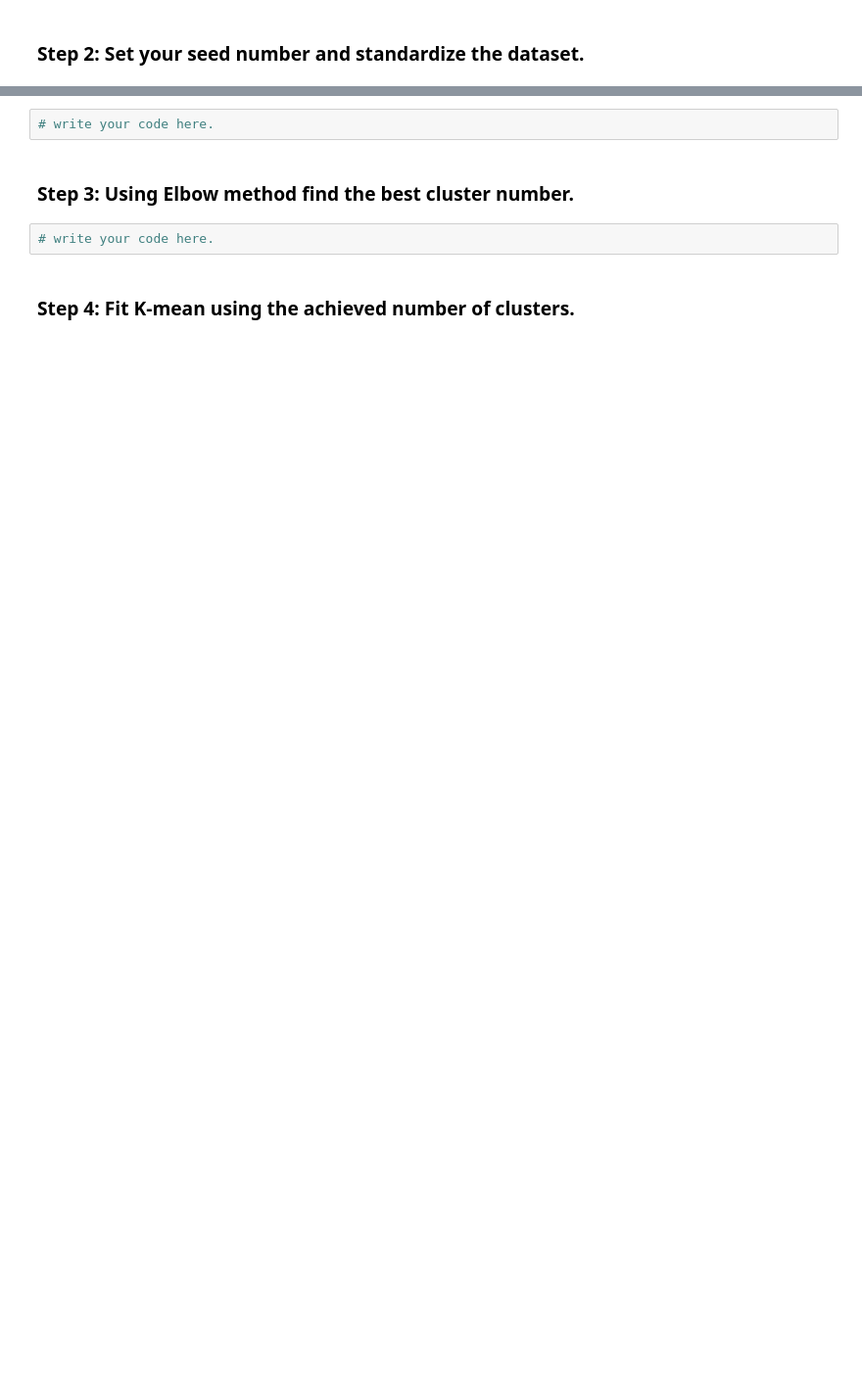
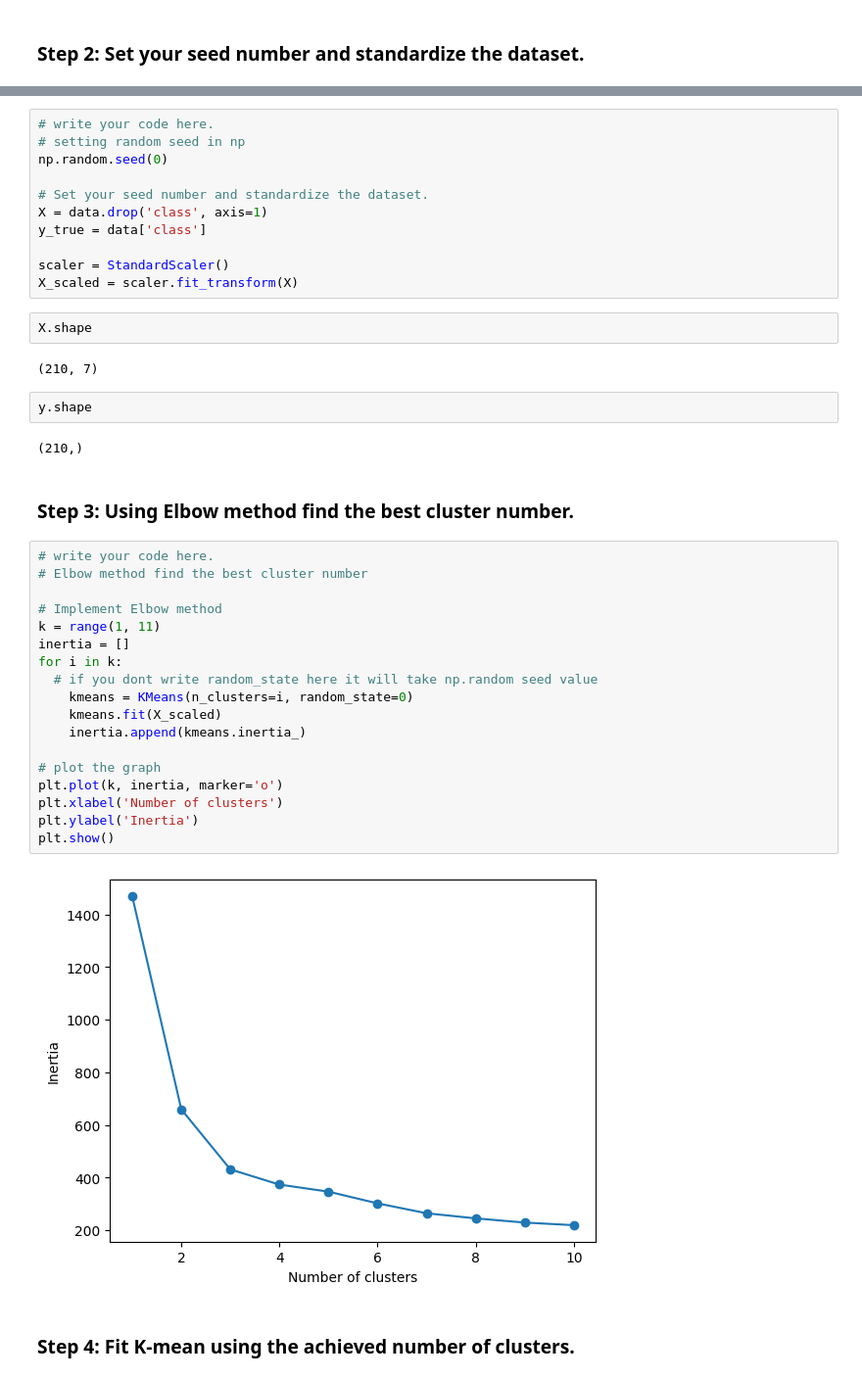
Before and after one commit to 1500-Shubham/Stockholm_University, a Jupyter notebook: DS/Lab2/Clustering_Lab_v4(Lab).ipynb, the cells around one changed output, grey strips where cells are left out. Shown at 98% size. Drawn from its saved outputs; the diff is of its cells as text; blank space fills up the shorter version.

```diff
--- a/DS/Lab2/Clustering_Lab_v4(Lab).ipynb
+++ b/DS/Lab2/Clustering_Lab_v4(Lab).ipynb
@@ -1352,9 +1389,44 @@ Name: count, dtype: int64
 # %%
 # write your code here.
+# setting random seed in np
+np.random.seed(0)
+
+# Set your seed number and standardize the dataset.
+X = data.drop('class', axis=1)
+y_true = data['class']
+
+scaler = StandardScaler()
+X_scaled = scaler.fit_transform(X)
+# %%
+X.shape
+# %% [output]
+(210, 7)
+# %%
+y.shape
+# %% [output]
+(210,)
 # %% [markdown]
 ### Step 3: Using Elbow method find the best cluster number.
 # %%
 # write your code here.
+# Elbow method find the best cluster number
+
+# Implement Elbow method
+k = range(1, 11)
+inertia = []
+for i in k:
+  # if you dont write random_state here it will take np.random seed value
+    kmeans = KMeans(n_clusters=i, random_state=0)
+    kmeans.fit(X_scaled)
+    inertia.append(kmeans.inertia_)
+
+# plot the graph
+plt.plot(k, inertia, marker='o')
+plt.xlabel('Number of clusters')
+plt.ylabel('Inertia')
+plt.show()
+# %% [output]
+[figure, added]
 # %% [markdown]
 ### Step 4: Fit K-mean using the achieved number of clusters.
 # %%
```
Also changed, not shown: parts of 13 cells of this notebook.
